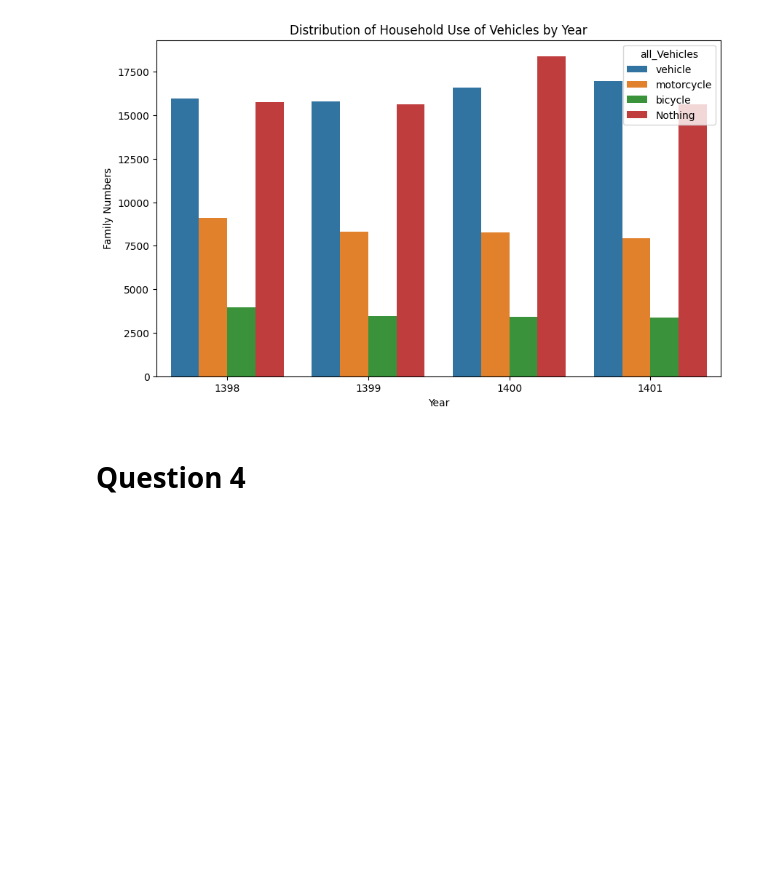
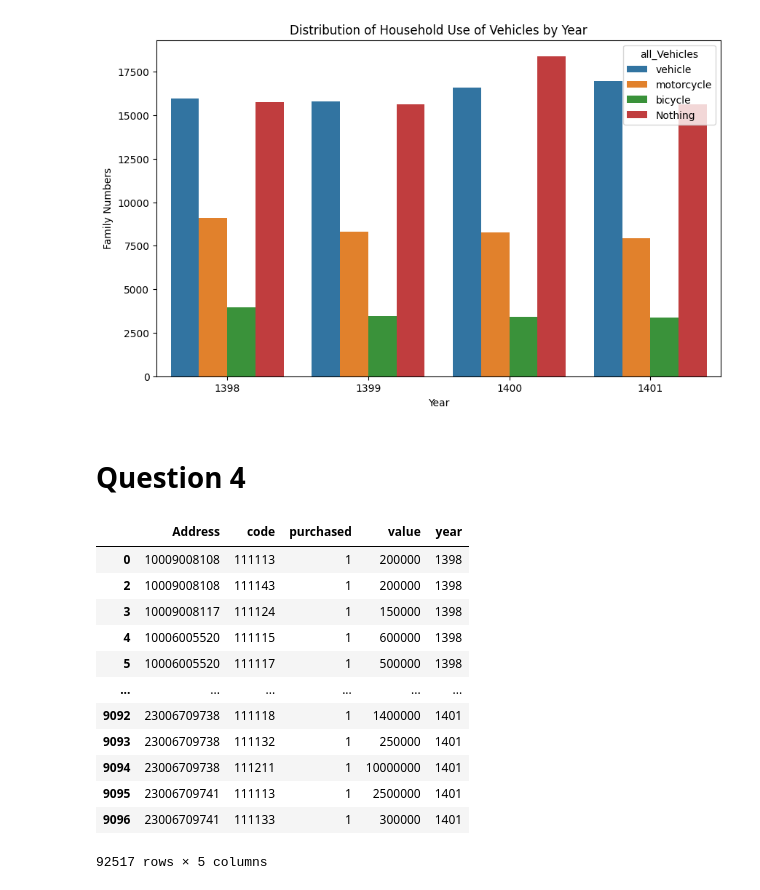
Before and after one commit to AmirmahdiGolahmar/Iranian_HEIS, a Jupyter notebook: statistic/statistics_part1_2.ipynb, the cells around one changed output. Saved outputs shown, nothing was run; the diff lists cells and outputs as text; code cells hidden in the pictures; blank space fills up the shorter version.

```diff
--- a/statistic/statistics_part1_2.ipynb
+++ b/statistic/statistics_part1_2.ipynb
@@ -228,0 +231,16 @@ plt.show()
+# %%
+df
+# %% [output]
+|  | Address | code | purchased | value | year |
+| 0 | 10009008108 | 111113 | 1 | 200000 | 1398 |
+| 2 | 10009008108 | 111143 | 1 | 200000 | 1398 |
+| 3 | 10009008117 | 111124 | 1 | 150000 | 1398 |
+| 4 | 10006005520 | 111115 | 1 | 600000 | 1398 |
+| 5 | 10006005520 | 111117 | 1 | 500000 | 1398 |
+| ... | ... | ... | ... | ... | ... |
+| 9092 | 23006709738 | 111118 | 1 | 1400000 | 1401 |
+| 9093 | 23006709738 | 111132 | 1 | 250000 | 1401 |
+| 9094 | 23006709738 | 111211 | 1 | 10000000 | 1401 |
+| 9095 | 23006709741 | 111113 | 1 | 2500000 | 1401 |
+| 9096 | 23006709741 | 111133 | 1 | 300000 | 1401 |
+92517 rows × 5 columns
```
Also changed, not shown: parts of 11 cells of this notebook, 1 other file.
